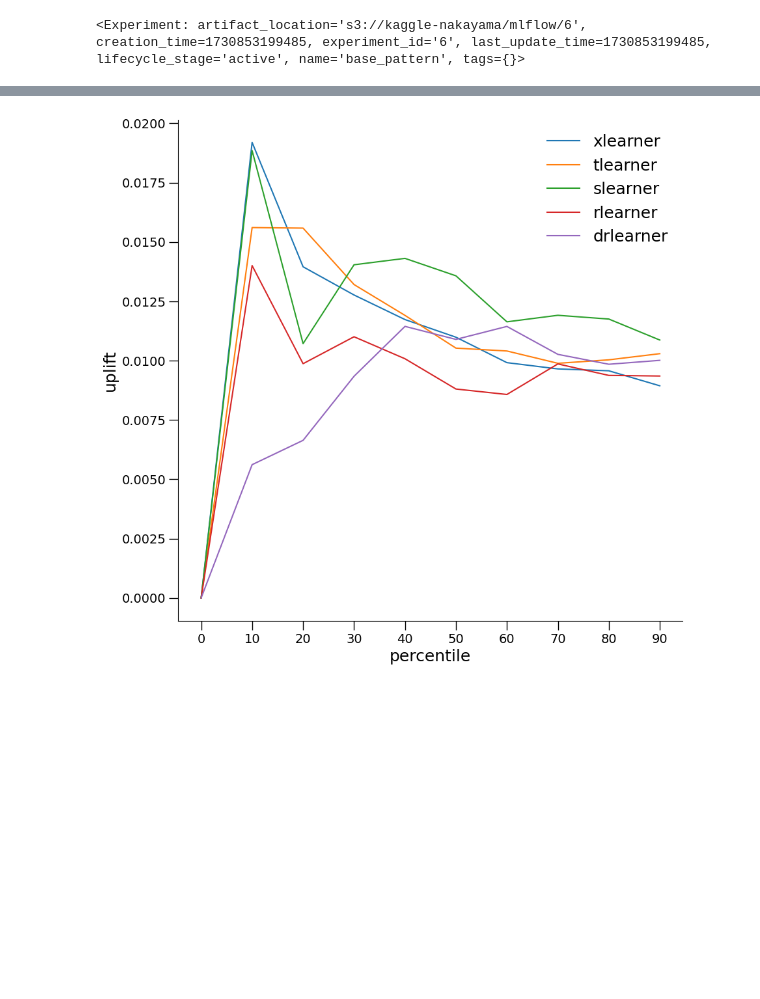
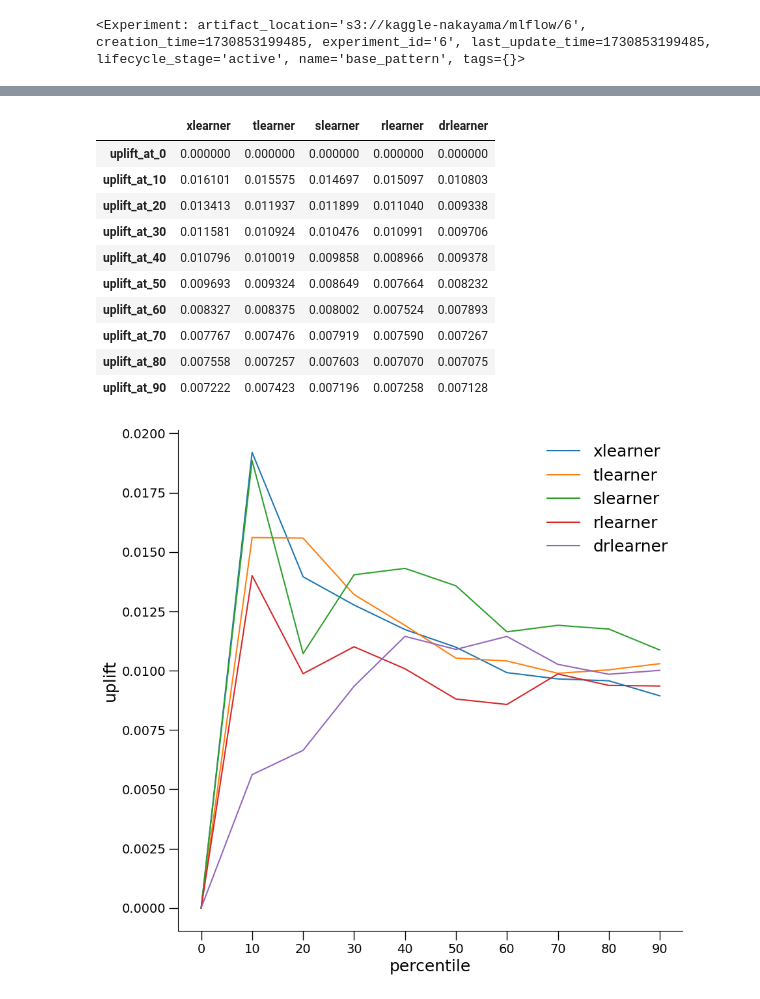
Before and after one commit to YuriNakayama/cate, a Jupyter notebook: dev/eda/output/mlflow_output.ipynb, the cells around one changed output, grey strips where cells are left out. Drawn from its saved outputs; the diff is of its cells as text; code cells hidden in the pictures; blank space fills up the shorter version.

```diff
--- a/dev/eda/output/mlflow_output.ipynb
+++ b/dev/eda/output/mlflow_output.ipynb
@@ -50,0 +33,19 @@ metrics_df
+# %%
+metrics_columns = {
+    metrics_name: [f"{metrics_name}_at_{i}" for i in range(0, 100, 10)]
+    for metrics_name in ["qini", "uplift"]
+}
+# %%
+metrics_df.loc[metrics_columns["uplift"], :].map(lambda x: x[0])
+# %% [output]
+|  | xlearner | tlearner | slearner | rlearner | drlearner |
+| uplift_at_0 | 0.000000 | 0.000000 | 0.000000 | 0.000000 | 0.000000 |
+| uplift_at_10 | 0.016101 | 0.015575 | 0.014697 | 0.015097 | 0.010803 |
+| uplift_at_20 | 0.013413 | 0.011937 | 0.011899 | 0.011040 | 0.009338 |
+| uplift_at_30 | 0.011581 | 0.010924 | 0.010476 | 0.010991 | 0.009706 |
+| uplift_at_40 | 0.010796 | 0.010019 | 0.009858 | 0.008966 | 0.009378 |
+| uplift_at_50 | 0.009693 | 0.009324 | 0.008649 | 0.007664 | 0.008232 |
+| uplift_at_60 | 0.008327 | 0.008375 | 0.008002 | 0.007524 | 0.007893 |
+| uplift_at_70 | 0.007767 | 0.007476 | 0.007919 | 0.007590 | 0.007267 |
+| uplift_at_80 | 0.007558 | 0.007257 | 0.007603 | 0.007070 | 0.007075 |
+| uplift_at_90 | 0.007222 | 0.007423 | 0.007196 | 0.007258 | 0.007128 |
```
Also changed, not shown: parts of 6 cells of this notebook, 1 other file.
